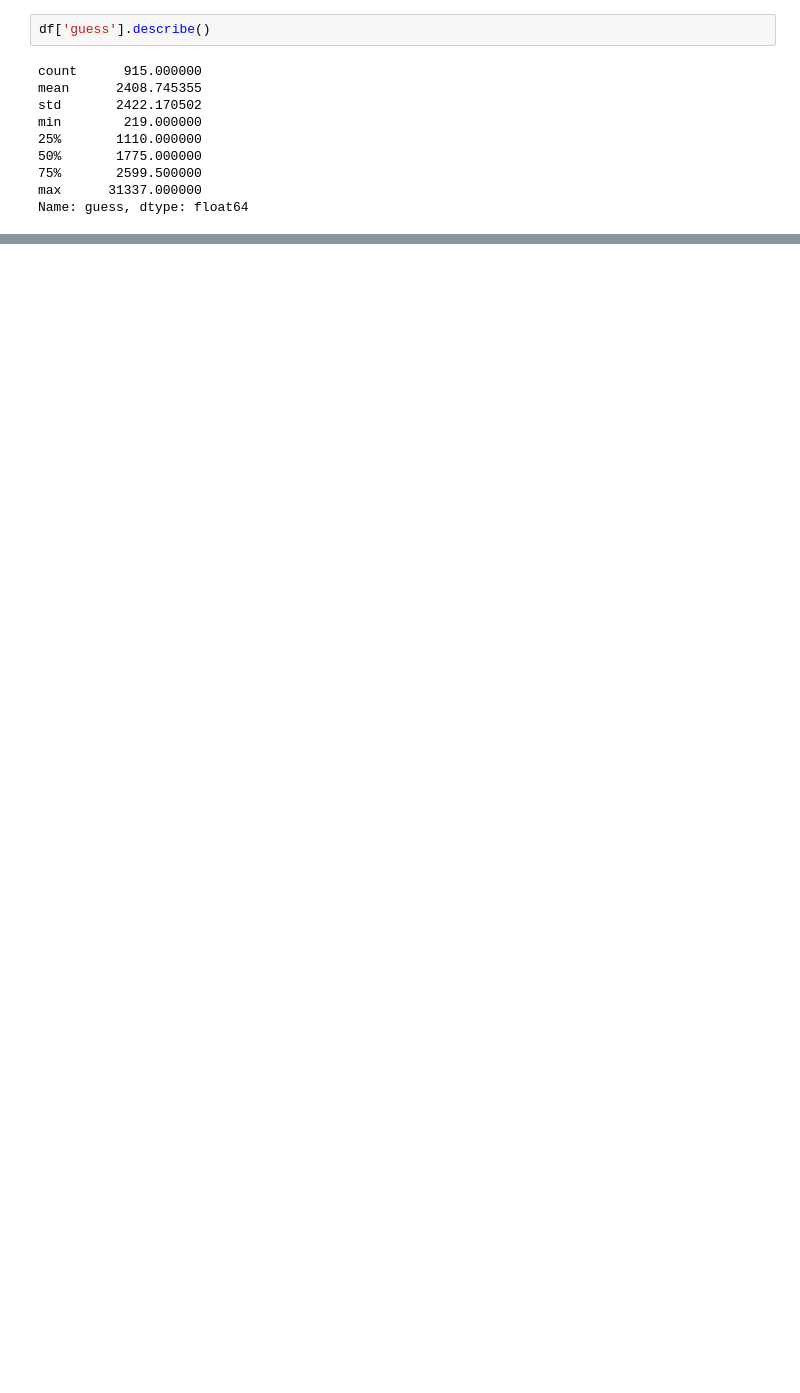
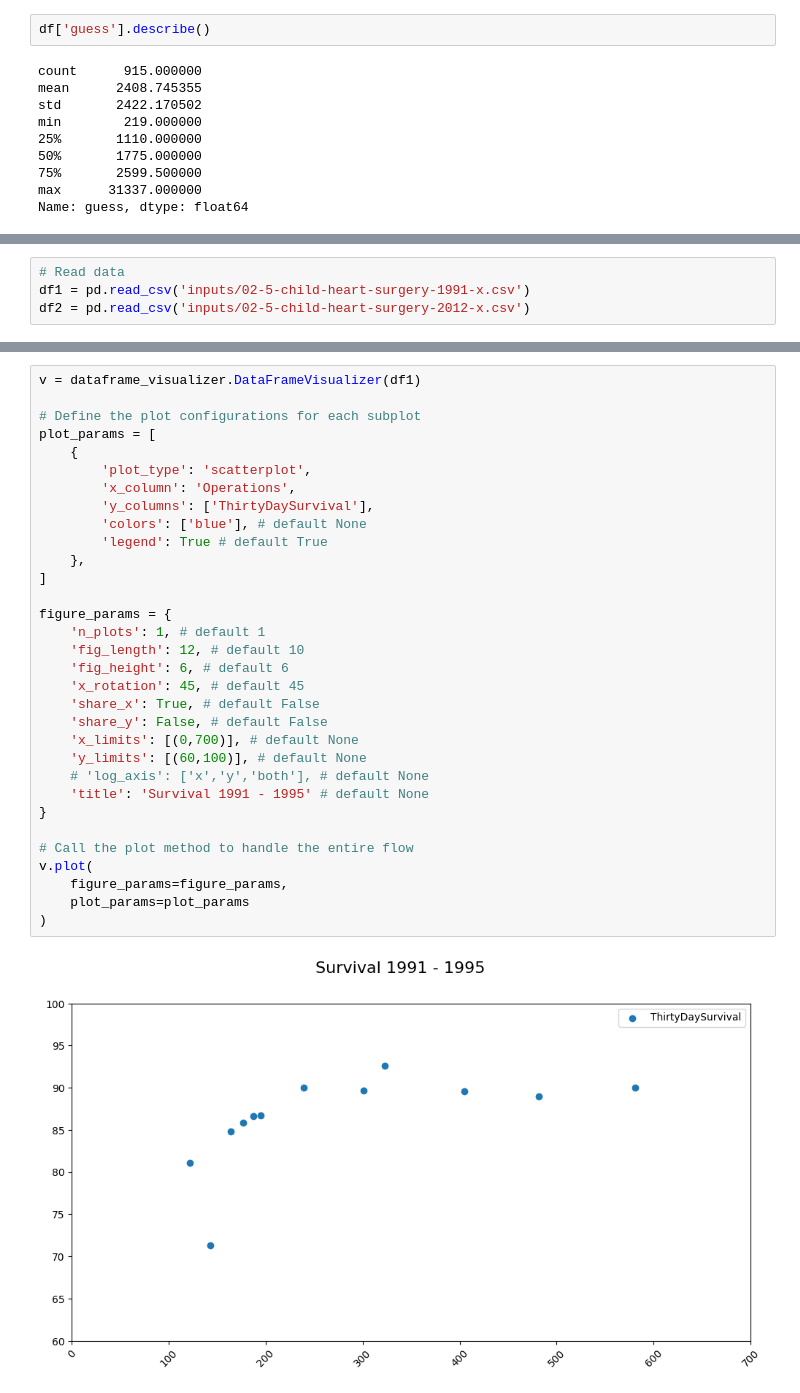
Before and after one commit to JordiCremades4444/central-node, a Jupyter notebook: notebooks/978_2024_12_23_the_art_of_statistics/chapter_2_summarizing_and_communicating_numbers_lots_of_numbers.ipynb, the cells around one changed output, grey strips where cells are left out. Cells and saved outputs as stored; diff of their text form; blank space fills up the shorter version.

```diff
--- a/notebooks/978_2024_12_23_the_art_of_statistics/chapter_2_summarizing_and_communicating_numbers_lots_of_numbers.ipynb
+++ b/notebooks/978_2024_12_23_the_art_of_statistics/chapter_2_summarizing_and_communicating_numbers_lots_of_numbers.ipynb
@@ -89,0 +168,4 @@ Name: guess, dtype: float64
+# %%
+# Read data
+df1 = pd.read_csv('inputs/02-5-child-heart-surgery-1991-x.csv')
+df2 = pd.read_csv('inputs/02-5-child-heart-surgery-2012-x.csv')
@@ -89,0 +193,34 @@ Name: guess, dtype: float64
+# %%
+v = dataframe_visualizer.DataFrameVisualizer(df1)
+
+# Define the plot configurations for each subplot
+plot_params = [
+    {
+        'plot_type': 'scatterplot',
+        'x_column': 'Operations',
+        'y_columns': ['ThirtyDaySurvival'],
+        'colors': ['blue'], # default None
+        'legend': True # default True
+    },
+]
+
+figure_params = {
+    'n_plots': 1, # default 1
+    'fig_length': 12, # default 10
+    'fig_height': 6, # default 6
+    'x_rotation': 45, # default 45
+    'share_x': True, # default False
+    'share_y': False, # default False
+    'x_limits': [(0,700)], # default None
+    'y_limits': [(60,100)], # default None
+    # 'log_axis': ['x','y','both'], # default None
+    'title': 'Survival 1991 - 1995' # default None
+}
+
+# Call the plot method to handle the entire flow
+v.plot(
+    figure_params=figure_params,
+    plot_params=plot_params
+)
+# %% [output]
+[figure, added]
```
Also changed, not shown: parts of 18 cells of this notebook.
